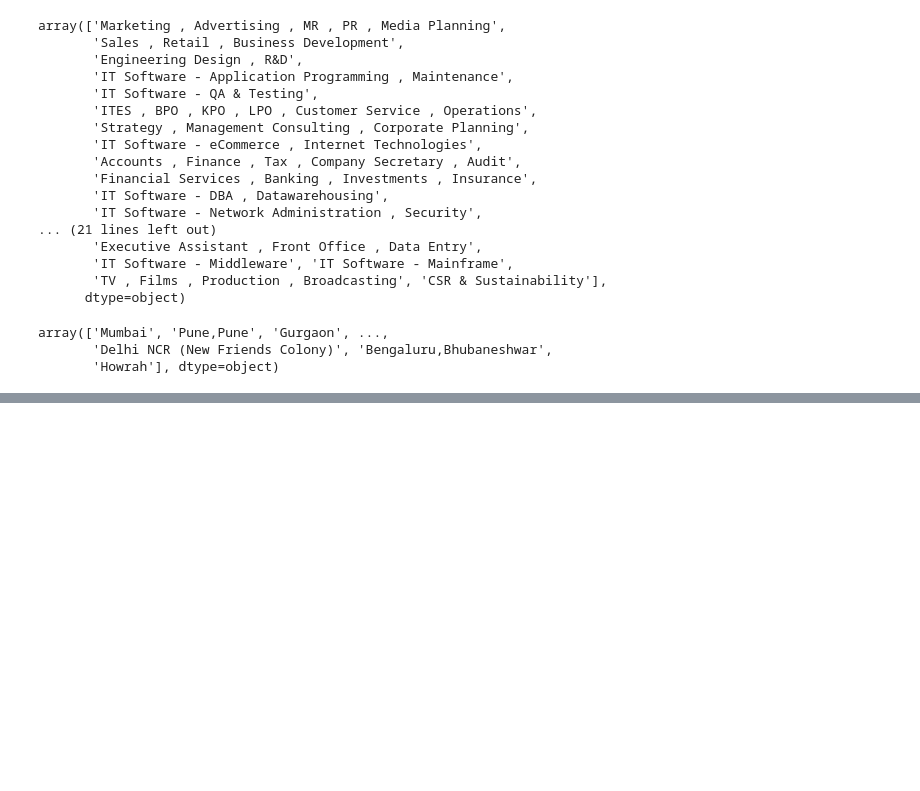
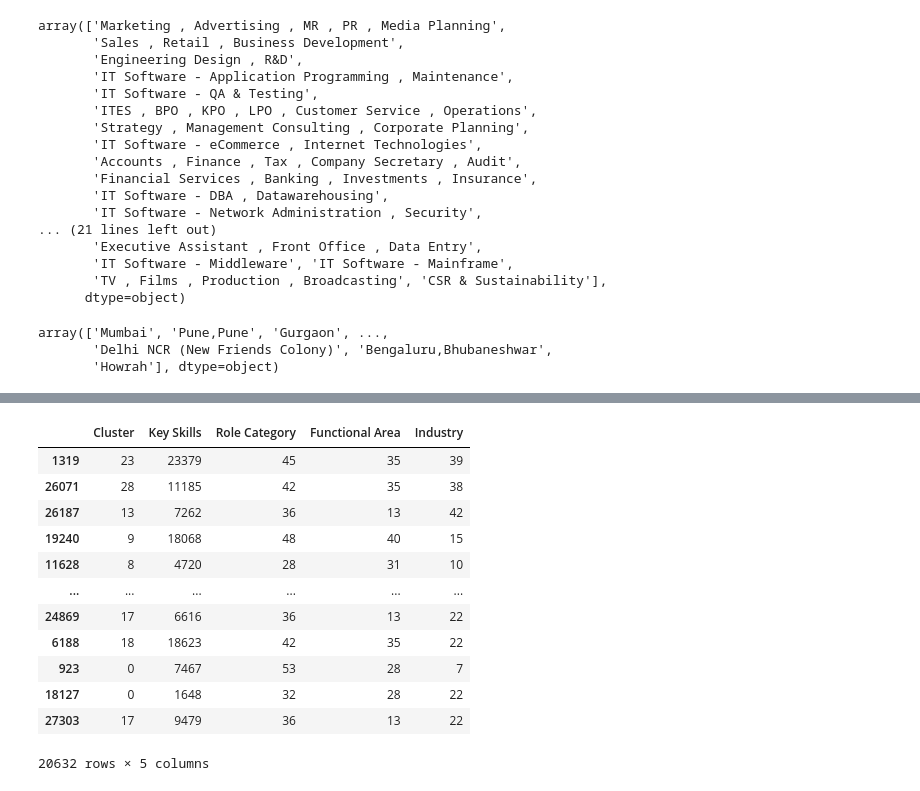
Before and after one commit to Niranjan2048/Job_reccomender-engine, a Jupyter notebook: niru.ipynb, the cells around one changed output, grey strips where cells are left out. Cells and saved outputs as stored; diff of their text form; code cells hidden in the pictures; blank space fills up the shorter version.

```diff
--- a/niru.ipynb
+++ b/niru.ipynb
@@ -962,5 +961,5 @@ X.columns
 # %%
-X = X[['Cluster', 'Key Skills', 'Role Category', 'Location',
+X = X[['Cluster','Key Skills', 'Role Category',
        'Functional Area', 'Industry']]
 # %%
 X.head()
@@ -967,16 +973,27 @@ X.head()
 # %%
 from sklearn.model_selection import train_test_split
-X_train, X_test, y_train, y_test = train_test_split(X, y, test_size=0.25, random_state=42)
+X_train, X_test, y_train, y_test = train_test_split(X, y, test_size=0.20, random_state=42)
 # %%
 #from sklearn import preprocessing
 #min_max_scaler = preprocessing.MinMaxScaler(feature_range =(0, 30))
 
 #X_train = min_max_scaler.fit_transform(X_train)
 #X_test = min_max_scaler.transform(X_test)
-# %%
-from sklearn.preprocessing import StandardScaler
-sc = StandardScaler()
-X_train = sc.fit_transform(X_train)
-X_test = sc.transform(X_test)
+# %%
+X_train
+# %% [output]
+|  | Cluster | Key Skills | Role Category | Functional Area | Industry |
+| 1319 | 23 | 23379 | 45 | 35 | 39 |
+| 26071 | 28 | 11185 | 42 | 35 | 38 |
+| 26187 | 13 | 7262 | 36 | 13 | 42 |
+| 19240 | 9 | 18068 | 48 | 40 | 15 |
+| 11628 | 8 | 4720 | 28 | 31 | 10 |
+| ... | ... | ... | ... | ... | ... |
+| 24869 | 17 | 6616 | 36 | 13 | 22 |
+| 6188 | 18 | 18623 | 42 | 35 | 22 |
+| 923 | 0 | 7467 | 53 | 28 | 7 |
+| 18127 | 0 | 1648 | 32 | 28 | 22 |
+| 27303 | 17 | 9479 | 36 | 13 | 22 |
+20632 rows × 5 columns
 # %%
 print(X_train)
```
Also changed, not shown: parts of 38 cells of this notebook.
